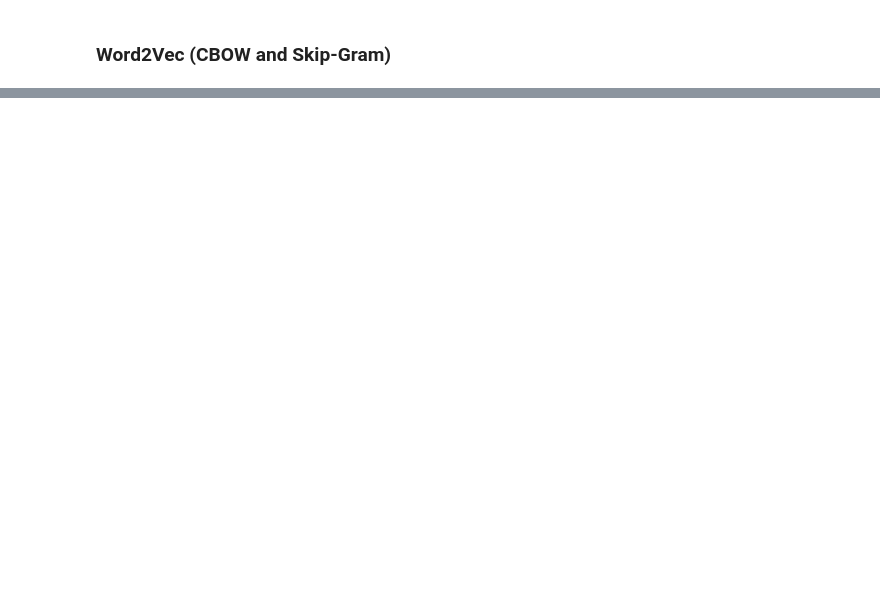
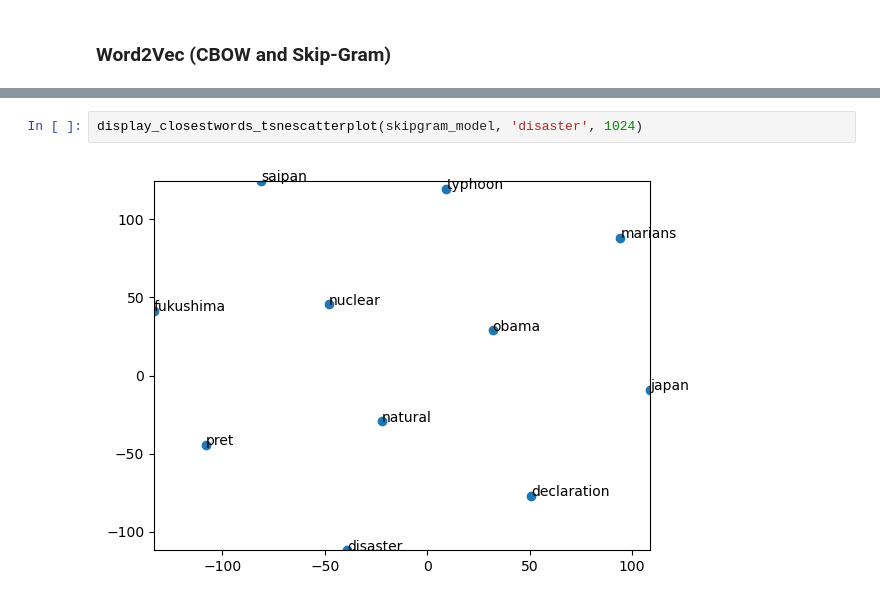
Before and after one commit to LuisPHenriques/TAAC-Project, a Jupyter notebook: NLP Project/notebook.ipynb, the cells around one changed output, grey strips where cells are left out. Saved outputs shown, nothing was run; the diff lists cells and outputs as text; blank space fills up the shorter version.

```diff
--- a/NLP Project/notebook.ipynb
+++ b/NLP Project/notebook.ipynb
@@ -395,0 +400,4 @@ display_closestwords_tsnescatterplot(skipgram_model, 'earthquake', 128)
+# %%
+display_closestwords_tsnescatterplot(skipgram_model, 'disaster', 1024)
+# %% [output]
+[figure, added]
```
Also changed, not shown: parts of 5 cells of this notebook.
